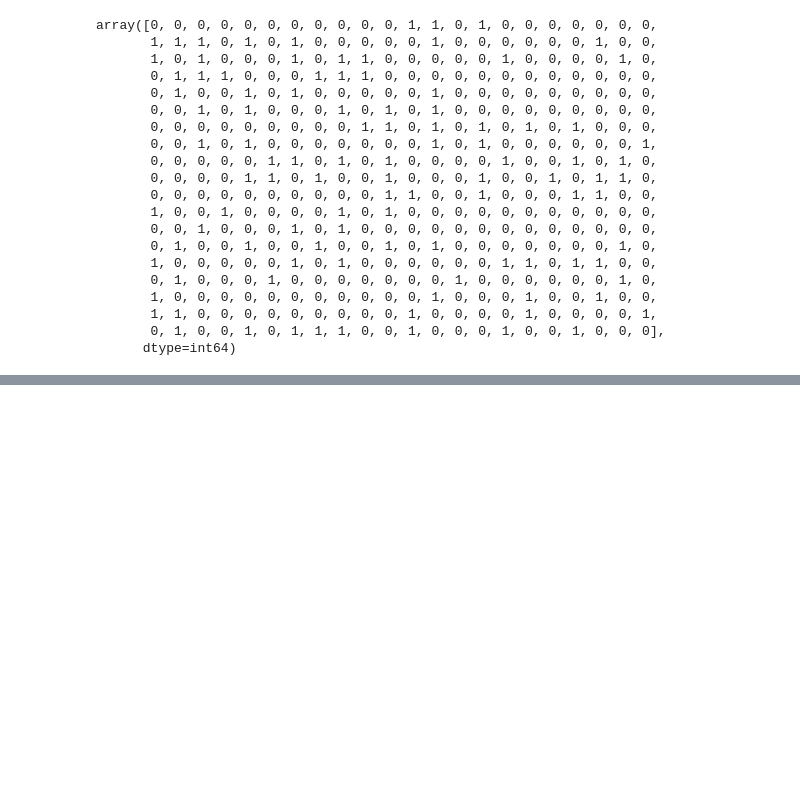
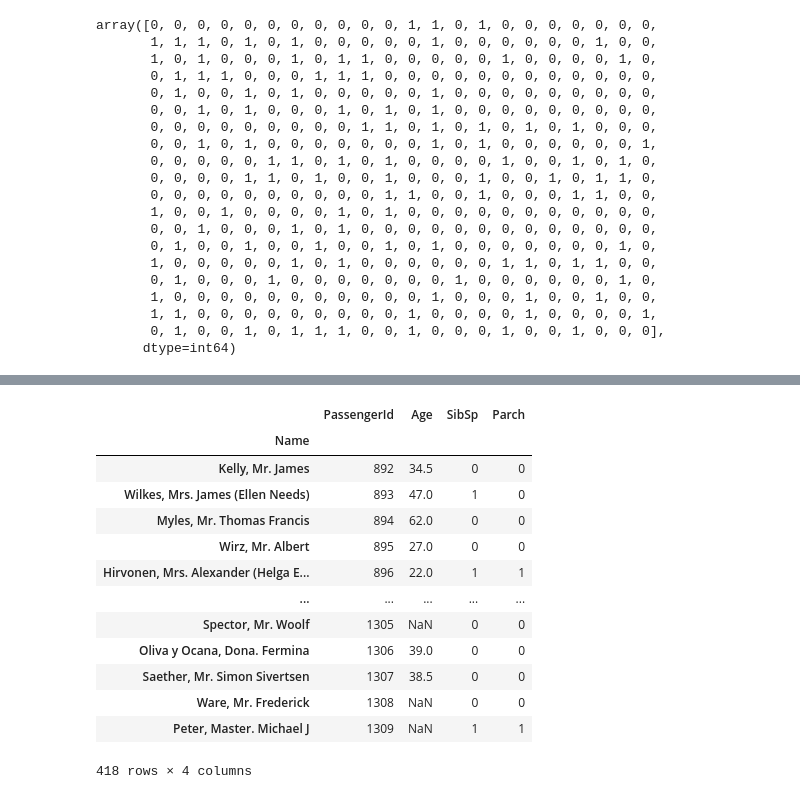
Before and after one commit to aashna2307/Logistic-Linear-Regression, a Jupyter notebook: accuracy_trial.ipynb, the cells around one changed output, grey strips where cells are left out. Saved outputs shown, nothing was run; the diff lists cells and outputs as text; code cells hidden in the pictures; blank space fills up the shorter version.

```diff
--- a/accuracy_trial.ipynb
+++ b/accuracy_trial.ipynb
@@ -272,0 +369,4 @@ sns.set_style('whitegrid')
+# %%
+#Loading Test Data & Preprocessing + Visualization
+titanic_test = pd.read_csv('test.csv', index_col='Name')
+titanic_test
@@ -272,0 +388,21 @@ sns.set_style('whitegrid')
+# %%
+test_df = pd.DataFrame(titanic_test)
+test_df.head(15)
+
+test_df.drop(['Ticket', 'Fare', 'Cabin', 'Embarked', 'Pclass', 'Sex'], axis = 1, inplace = True)
+test_df
+# %% [output]
+|  | PassengerId | Age | SibSp | Parch |
+| Name |  |  |  |  |
+| Kelly, Mr. James | 892 | 34.5 | 0 | 0 |
+| Wilkes, Mrs. James (Ellen Needs) | 893 | 47.0 | 1 | 0 |
+| Myles, Mr. Thomas Francis | 894 | 62.0 | 0 | 0 |
+| Wirz, Mr. Albert | 895 | 27.0 | 0 | 0 |
+| Hirvonen, Mrs. Alexander (Helga E... | 896 | 22.0 | 1 | 1 |
+| ... | ... | ... | ... | ... |
+| Spector, Mr. Woolf | 1305 | NaN | 0 | 0 |
+| Oliva y Ocana, Dona. Fermina | 1306 | 39.0 | 0 | 0 |
+| Saether, Mr. Simon Sivertsen | 1307 | 38.5 | 0 | 0 |
+| Ware, Mr. Frederick | 1308 | NaN | 0 | 0 |
+| Peter, Master. Michael J | 1309 | NaN | 1 | 1 |
+418 rows × 4 columns
```
Also changed, not shown: parts of 16 cells of this notebook, 3 other files.
